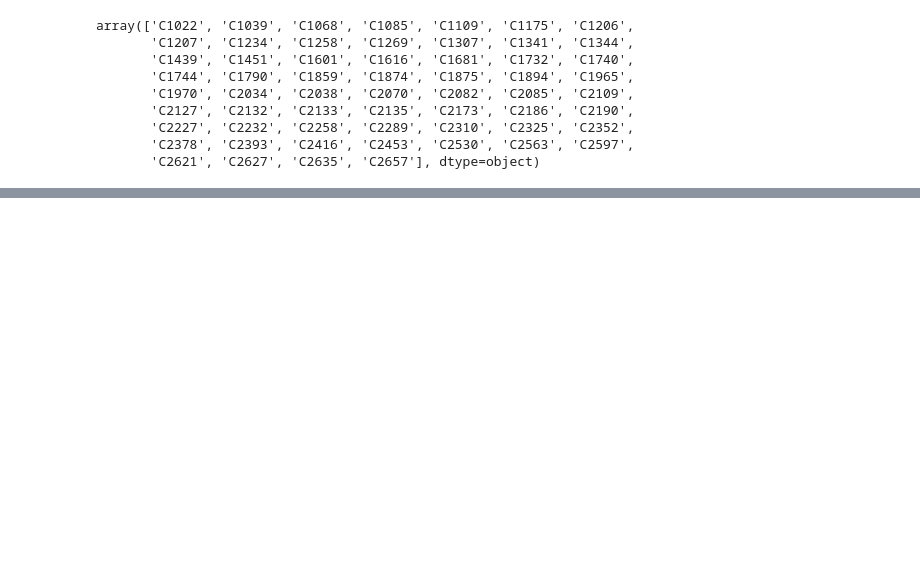
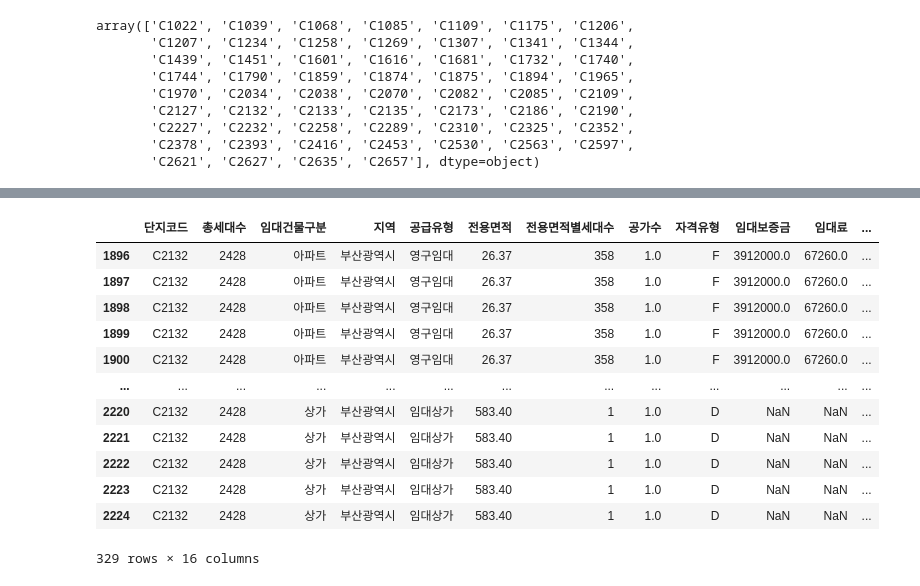
Before and after one commit to whdbfla6/Daesamanlap, a Jupyter notebook: DataMerge0704.ipynb, the cells around one changed output, grey strips where cells are left out. Drawn from its saved outputs; the diff is of its cells as text; code cells hidden in the pictures; blank space fills up the shorter version.

```diff
--- a/DataMerge0704.ipynb
+++ b/DataMerge0704.ipynb
@@ -155,0 +233,16 @@ array(['C1022', 'C1039', 'C1068', 'C1085', 'C1109', 'C1175', 'C1206',
+# %%
+a[a['단지코드']=='C2132']
+# %% [output]
+|  | 단지코드 | 총세대수 | 임대건물구분 | 지역 | 공급유형 | 전용면적 | 전용면적별세대수 | 공가수 | 자격유형 | 임대보증금 | 임대료 | ... |
+| 1896 | C2132 | 2428 | 아파트 | 부산광역시 | 영구임대 | 26.37 | 358 | 1.0 | F | 3912000.0 | 67260.0 | ... |
+| 1897 | C2132 | 2428 | 아파트 | 부산광역시 | 영구임대 | 26.37 | 358 | 1.0 | F | 3912000.0 | 67260.0 | ... |
+| 1898 | C2132 | 2428 | 아파트 | 부산광역시 | 영구임대 | 26.37 | 358 | 1.0 | F | 3912000.0 | 67260.0 | ... |
+| 1899 | C2132 | 2428 | 아파트 | 부산광역시 | 영구임대 | 26.37 | 358 | 1.0 | F | 3912000.0 | 67260.0 | ... |
+| 1900 | C2132 | 2428 | 아파트 | 부산광역시 | 영구임대 | 26.37 | 358 | 1.0 | F | 3912000.0 | 67260.0 | ... |
+| ... | ... | ... | ... | ... | ... | ... | ... | ... | ... | ... | ... | ... |
+| 2220 | C2132 | 2428 | 상가 | 부산광역시 | 임대상가 | 583.40 | 1 | 1.0 | D | NaN | NaN | ... |
+| 2221 | C2132 | 2428 | 상가 | 부산광역시 | 임대상가 | 583.40 | 1 | 1.0 | D | NaN | NaN | ... |
+| 2222 | C2132 | 2428 | 상가 | 부산광역시 | 임대상가 | 583.40 | 1 | 1.0 | D | NaN | NaN | ... |
+| 2223 | C2132 | 2428 | 상가 | 부산광역시 | 임대상가 | 583.40 | 1 | 1.0 | D | NaN | NaN | ... |
+| 2224 | C2132 | 2428 | 상가 | 부산광역시 | 임대상가 | 583.40 | 1 | 1.0 | D | NaN | NaN | ... |
+329 rows × 16 columns
```
Also changed, not shown: parts of 21 cells of this notebook, 3 other files.
